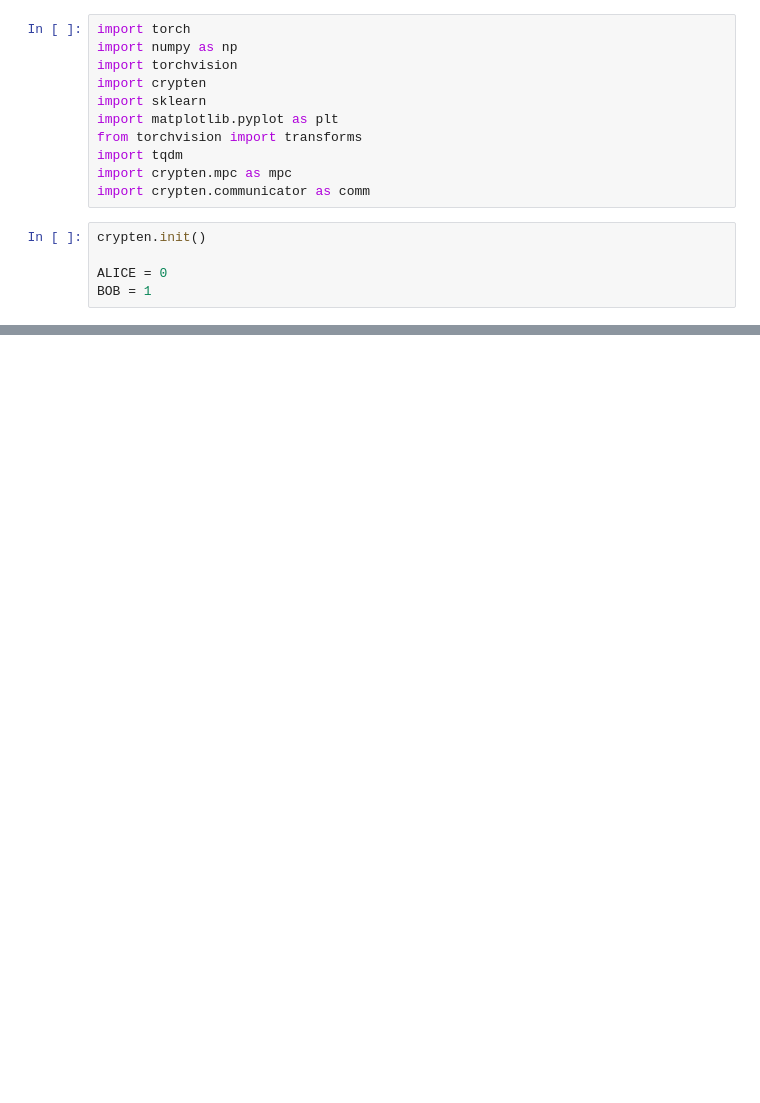
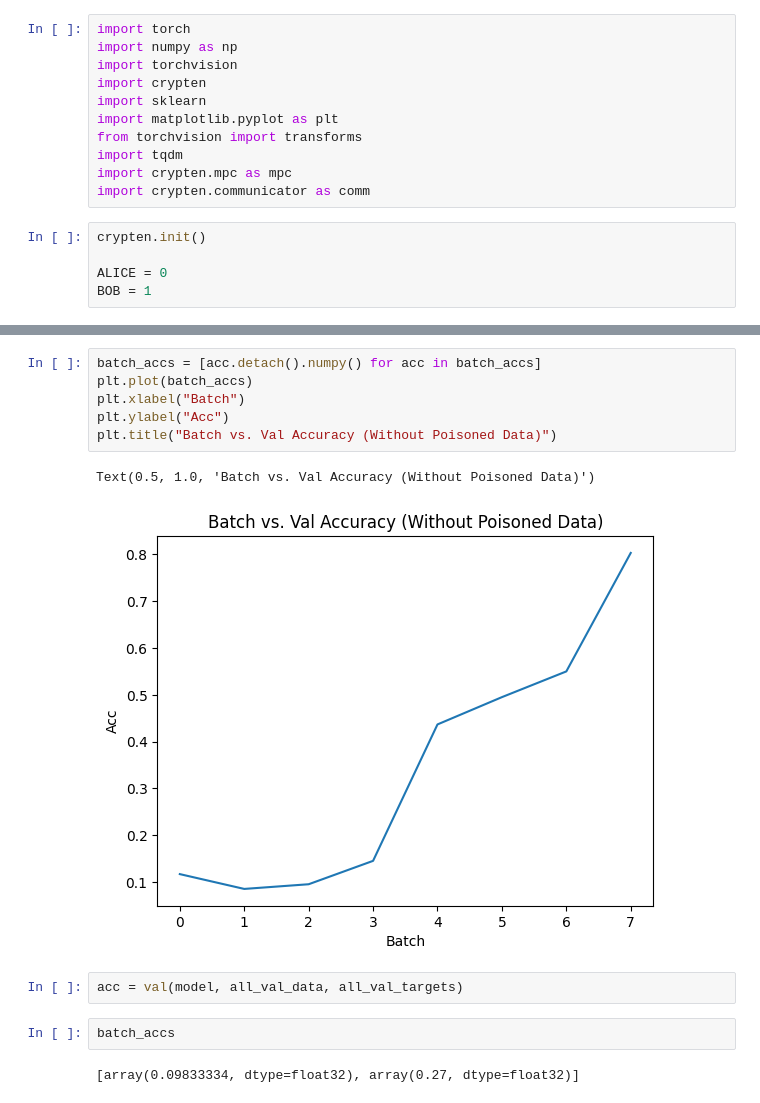
Before and after one commit to Alex-Derhacobian/cs356_project, a Jupyter notebook: prelim/attacks/badnet/mnist_train_playground.ipynb, the cells around one changed output, grey strips where cells are left out. Saved outputs shown, nothing was run; the diff lists cells and outputs as text; blank space fills up the shorter version.

```diff
--- a/prelim/attacks/badnet/mnist_train_playground.ipynb
+++ b/prelim/attacks/badnet/mnist_train_playground.ipynb
@@ -41,0 +175,15 @@ encrypt_model_and_data()
+# %%
+batch_accs = [acc.detach().numpy() for acc in batch_accs]
+plt.plot(batch_accs)
+plt.xlabel("Batch")
+plt.ylabel("Acc")
+plt.title("Batch vs. Val Accuracy (Without Poisoned Data)")
+# %% [output]
+Text(0.5, 1.0, 'Batch vs. Val Accuracy (Without Poisoned Data)')
+[figure, added]
+# %%
+acc = val(model, all_val_data, all_val_targets)
+# %%
+batch_accs
+# %% [output]
+[array(0.09833334, dtype=float32), array(0.27, dtype=float32)]
```
Also changed, not shown: parts of 12 cells of this notebook, 3 other files.
